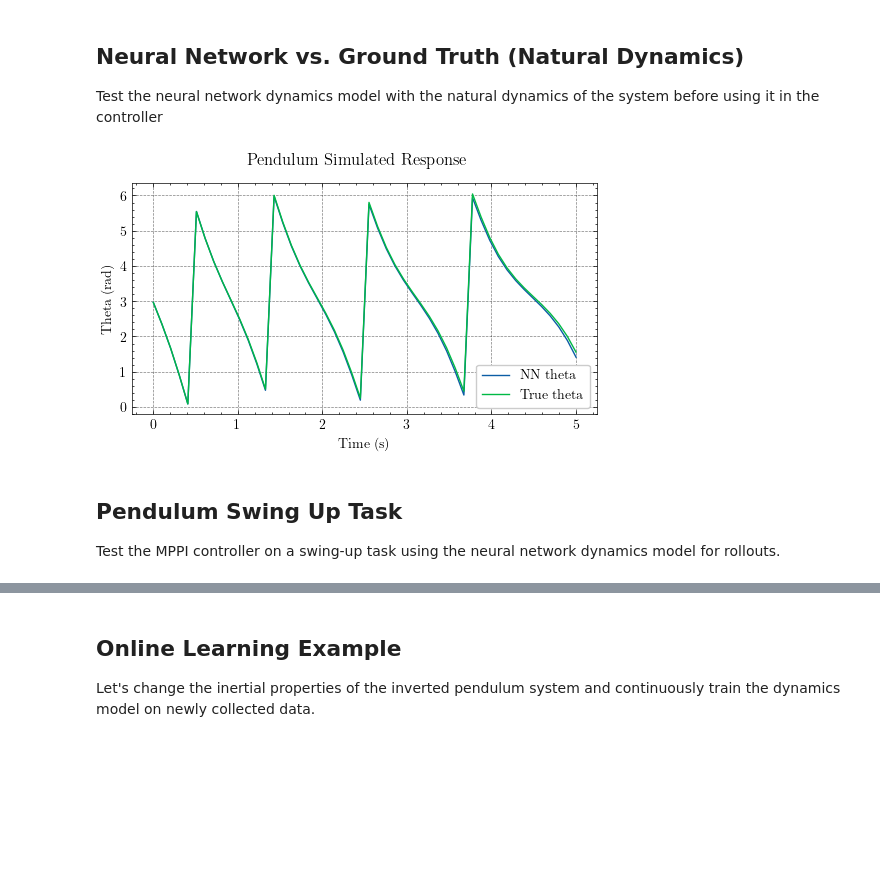
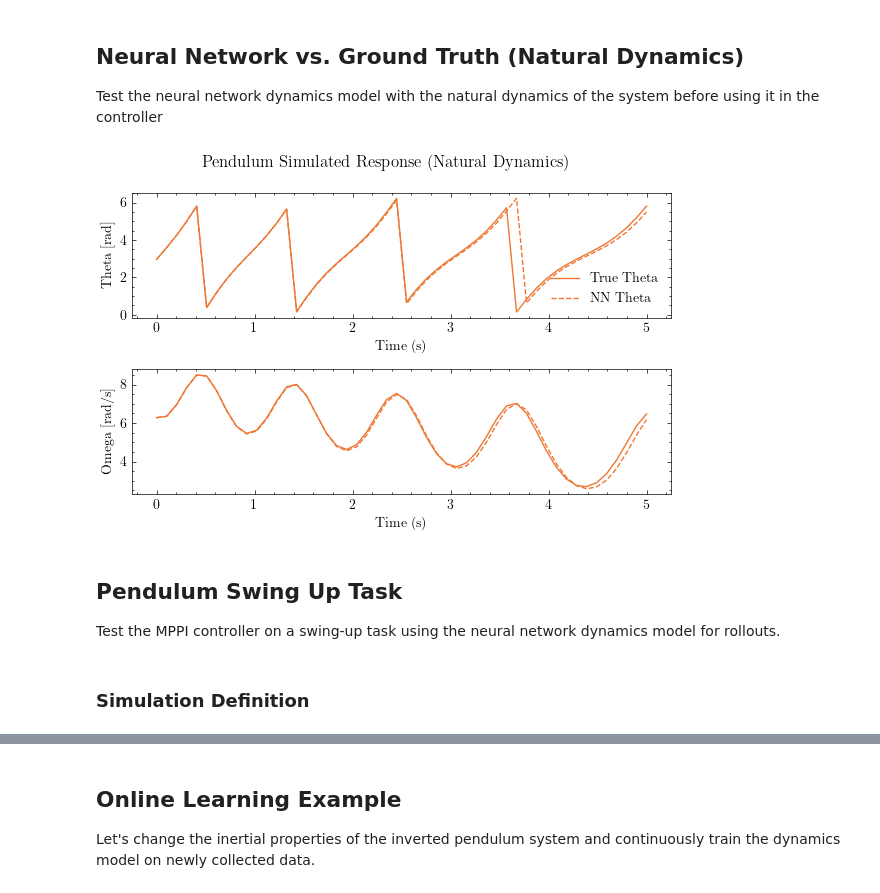
Before and after one commit to micahreich/mppi-neural-dynamics, a Jupyter notebook: control/MPPI_NNPlayground.ipynb, the cells around one changed output, grey strips where cells are left out. Drawn from its saved outputs; the diff is of its cells as text; code cells hidden in the pictures; blank space fills up the shorter version.

```diff
--- a/control/MPPI_NNPlayground.ipynb
+++ b/control/MPPI_NNPlayground.ipynb
@@ -126,48 +93,48 @@ Test the neural network dynamics model with the natural dynamics of the system b
 # %%
 # Test the neural network dynamics on the system's natural dynamics
 
-INITIAL_STATE = np.array([np.radians(170), -6])
+INITIAL_STATE = np.array([np.radians(170), 6.28])
 
 nn_current_state = INITIAL_STATE
 truth_current_state = INITIAL_STATE
 
 simulation_length = 5
-n_steps = int((1 / pend_env.dt) * simulation_length)
+n_steps = int((1 / pend.dt) * simulation_length)
 
 # Simulate the pendulum
-nn_states = np.empty((n_steps, pend_env.nx))
-truth_states = np.empty((n_steps, pend_env.nx))
+nn_states = np.empty((n_steps, pend.nx))
+truth_states = np.empty((n_steps, pend.nx))
 
 for i in range(n_steps):
     nn_states[i] = nn_current_state
     truth_states[i] = truth_current_state
 
-    nn_input = np.hstack((nn_current_state, pend_env.null_action)).reshape(1, -1)
-    nn_current_state = pend_controller._evolve_state(nn_input)[0]
-    nn_current_state = pend_env.ensure_state(nn_current_state)
+    nn_input = np.hstack((nn_current_state, pend.null_action)).reshape(1, -1)
+    nn_current_state = pend_controller.evolve_state(nn_input)[0]
+    nn_current_state = pend.ensure_state(nn_current_state)
 
-    truth_current_state = pend_env.simulator(truth_current_state, pend_env.null_action)
-    truth_current_state = pend_env.ensure_state(truth_current_state)
+    truth_current_state = pend.simulator(truth_current_state, pend.null_action)
+    truth_current_state = pend.ensure_state(truth_current_state)
 # %%
-# Plot the simulated response
-
 time = np.linspace(0, simulation_length, n_steps)
 
-fig, ax = plt.subplots(1, 1, figsize=(6, 3))
-fig.suptitle("Pendulum Simulated Response")
+fig, axd = plt.subplot_mosaic([['t'], ['w']], figsize=(6, 4), layout="constrained")
+fig.suptitle("Pendulum Simulated Response (Natural Dynamics)")
 
-ax.plot(time, nn_states[:, 0], label="NN theta")
-ax.plot(time, truth_states[:, 0], label="True theta")
-# ax.plot(time, truth_states[:, 1], label="True omega")
+p = axd['t'].plot(time, truth_states[:, 0], label="True Theta")
+axd['t'].plot(time, nn_states[:, 0], "--", color=p[0].get_color(), label="NN Theta")
+axd['t'].set(xlabel="Time (s)", ylabel="Theta [rad]")
+axd['t'].legend(loc="lower right")
 
+p = axd['w'].plot(time, truth_states[:, 1], label="True Omega")
+axd['w'].plot(time, nn_states[:, 1], "--", color=p[0].get_color(), label="NN Omega")
+axd['w'].set(xlabel="Time (s)", ylabel="Omega [rad/s]")
+axd['t'].legend(loc="lower right")
 
-ax.set(xlabel="Time (s)", ylabel="Theta (rad)")
-# ax.set_ylim([-np.pi-0.3, np.pi+0.3])
-ax.legend()
-
+plt.tight_layout()
 fig.savefig("figs/nn_vs_true_theta_iv.png")
 # %% [output]
-[figure, old version]
+[figure, new version]
 # %% [markdown]
 ## Pendulum Swing Up Task
 Test the MPPI controller on a swing-up task using the neural network dynamics model for rollouts.
@@ -178 +141,3 @@ def pend_initial_state_str(initial_state):
+# %% [markdown]
+### Simulation Definition
 # %%
```
Also changed, not shown: parts of 21 cells of this notebook, 25 other files.
